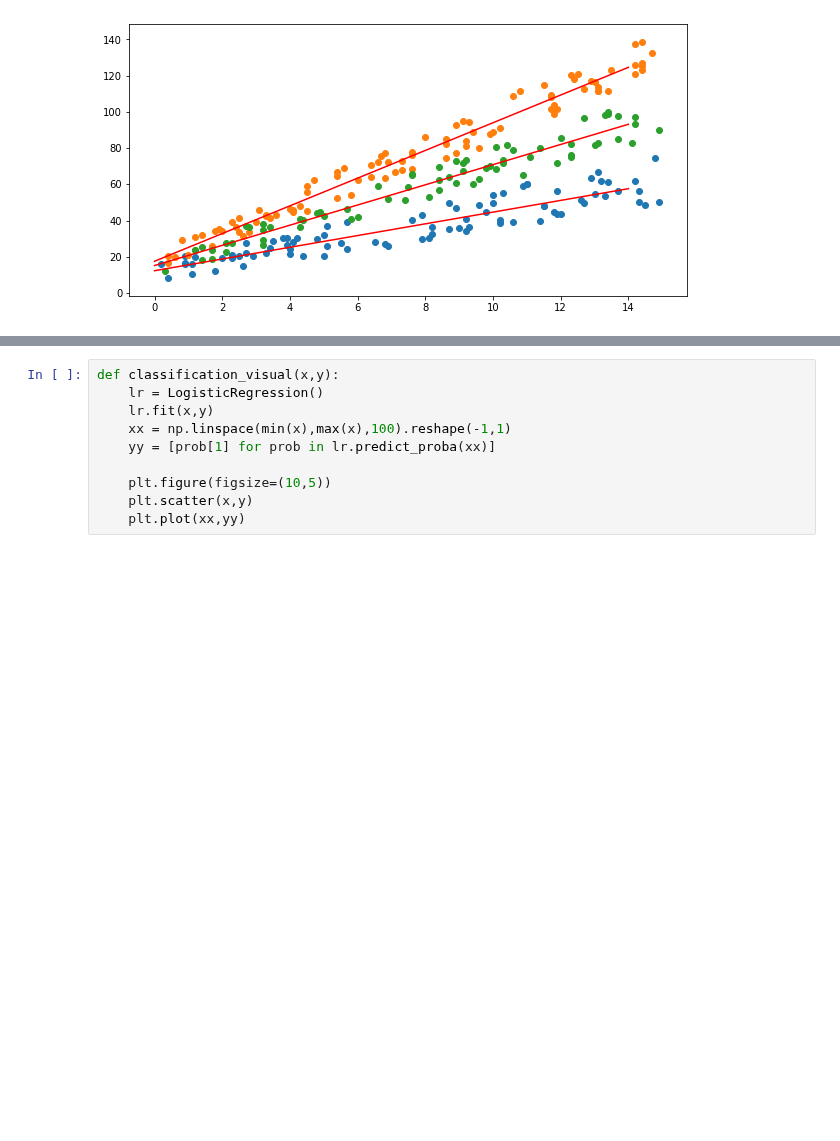
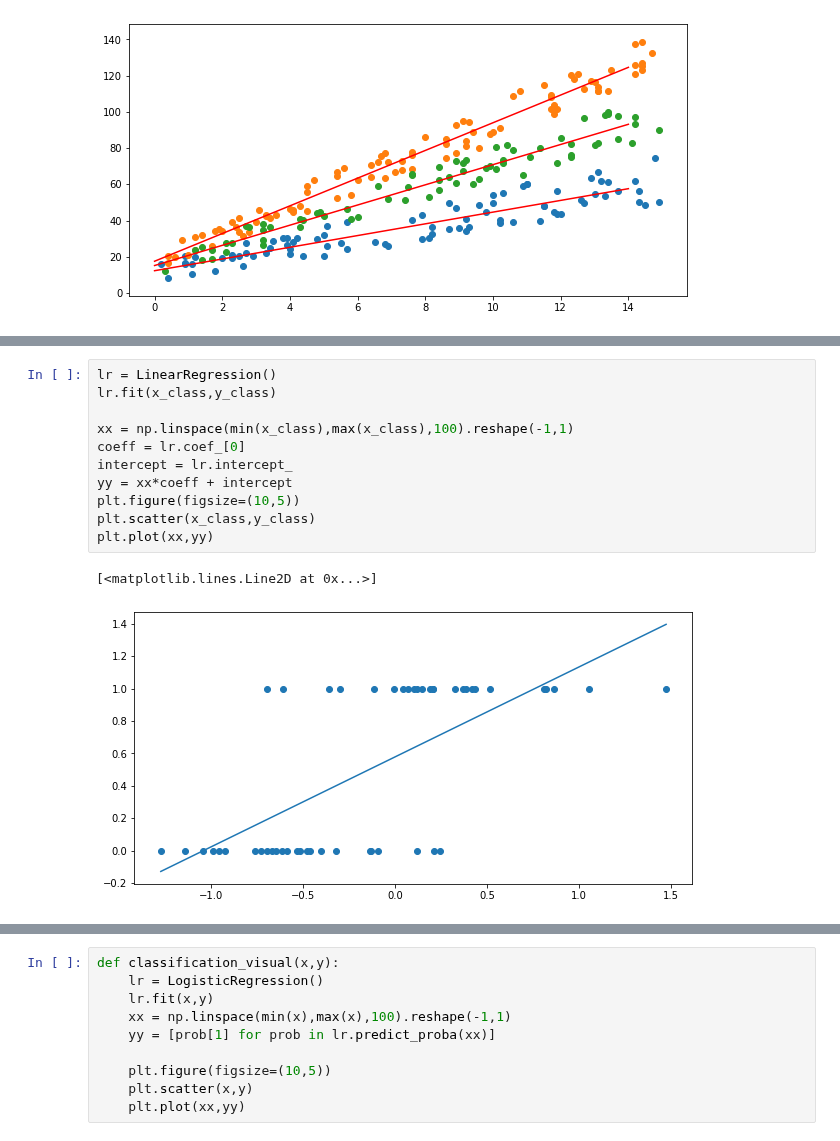
Before and after one commit to max-miller/ds_ground_up, a Jupyter notebook: regression/regression.ipynb, the cells around one changed output, grey strips where cells are left out. Saved outputs shown, nothing was run; the diff lists cells and outputs as text; blank space fills up the shorter version.

```diff
--- a/regression/regression.ipynb
+++ b/regression/regression.ipynb
@@ -203,3 +204,17 @@ plt.scatter(x_class,y_class)
+# %%
+lr = LinearRegression()
+lr.fit(x_class,y_class)
+
+xx = np.linspace(min(x_class),max(x_class),100).reshape(-1,1)
+coeff = lr.coef_[0]
+intercept = lr.intercept_
+yy = xx*coeff + intercept
+plt.figure(figsize=(10,5))
+plt.scatter(x_class,y_class)
+plt.plot(xx,yy)
+# %% [output]
+[<matplotlib.lines.Line2D at 0x...>]
+[figure, added]
 # %%
 log = LogisticRegression()
 log.fit(x_class,y_class)
```
Also changed, not shown: parts of 4 cells of this notebook.
